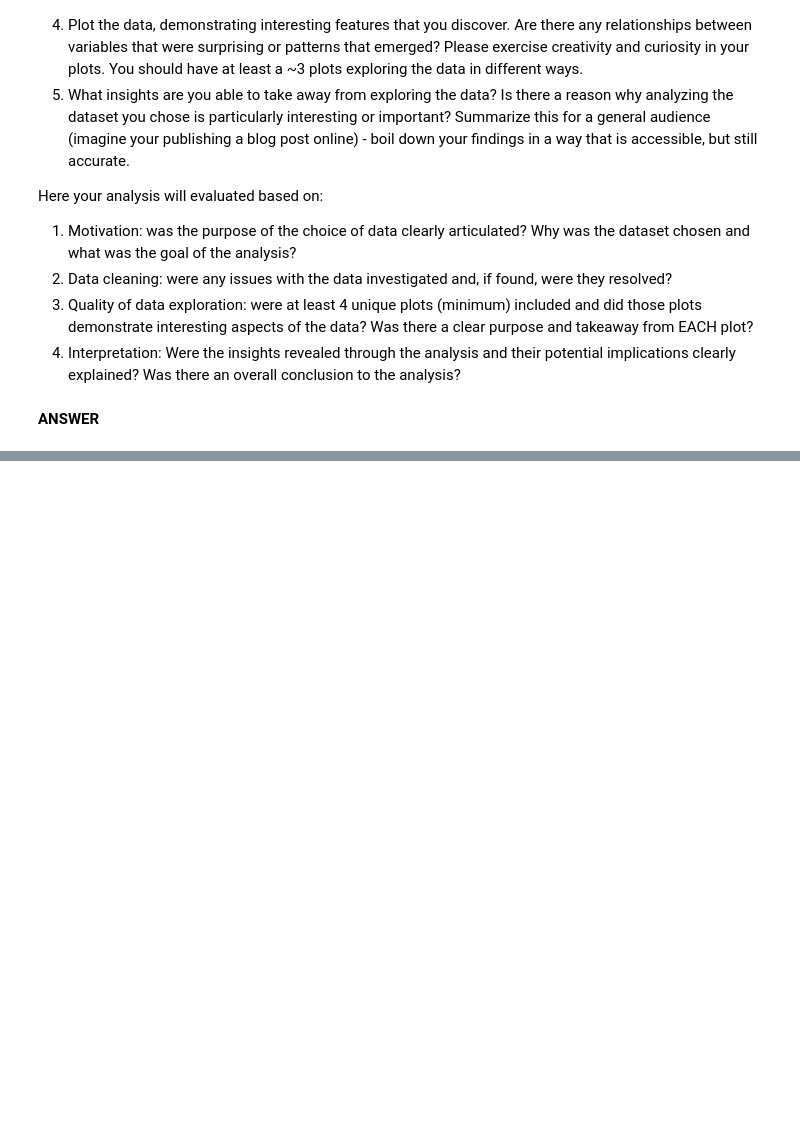
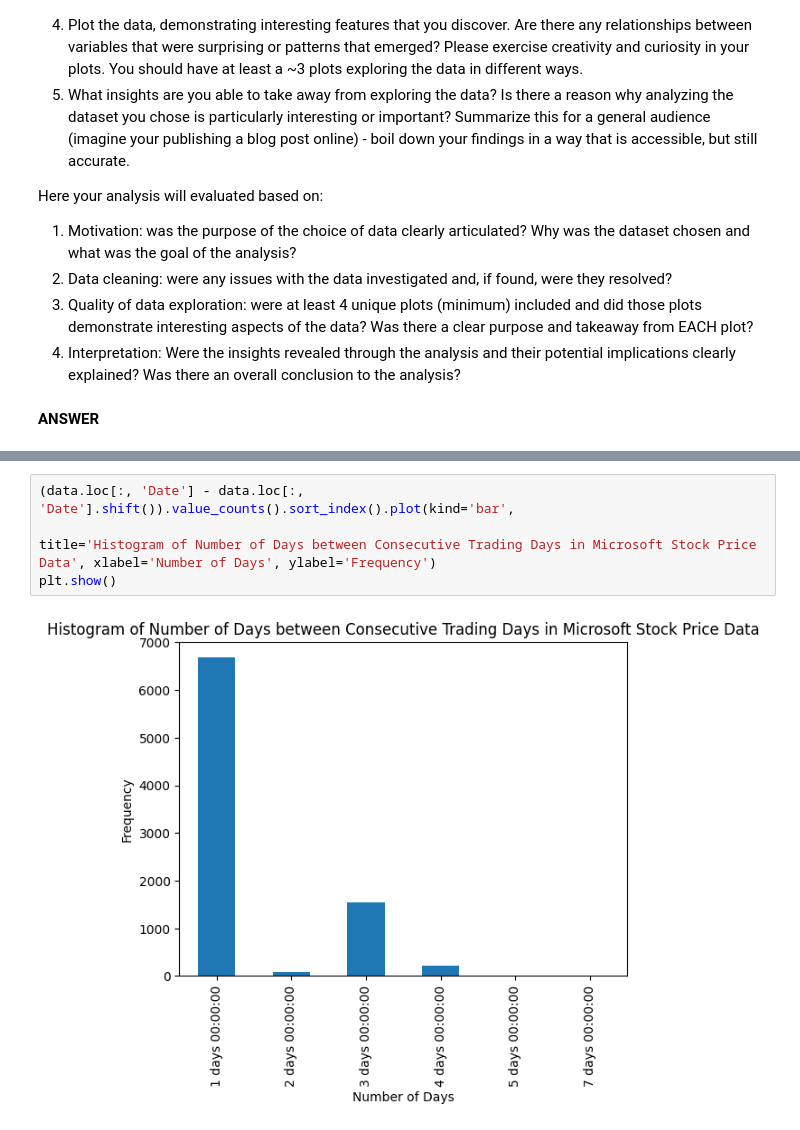
Before and after one commit to nick-carroll1/ids705, a Jupyter notebook: assignments/Assignment_1.ipynb, the cells around one changed output, grey strips where cells are left out. Saved outputs shown, nothing was run; the diff lists cells and outputs as text; blank space fills up the shorter version.

```diff
--- a/assignments/Assignment_1.ipynb
+++ b/assignments/Assignment_1.ipynb
@@ -558,0 +571,6 @@ Here your analysis will evaluated based on:
+# %%
+(data.loc[:, 'Date'] - data.loc[:, 'Date'].shift()).value_counts().sort_index().plot(kind='bar',
+                                                                                     title='Histogram of Number of Days between Consecutive Trading Days in Microsoft Stock Price Data', xlabel='Number of Days', ylabel='Frequency')
+plt.show()
+# %% [output]
+[figure, added]
```
Also changed, not shown: parts of 25 cells of this notebook.
